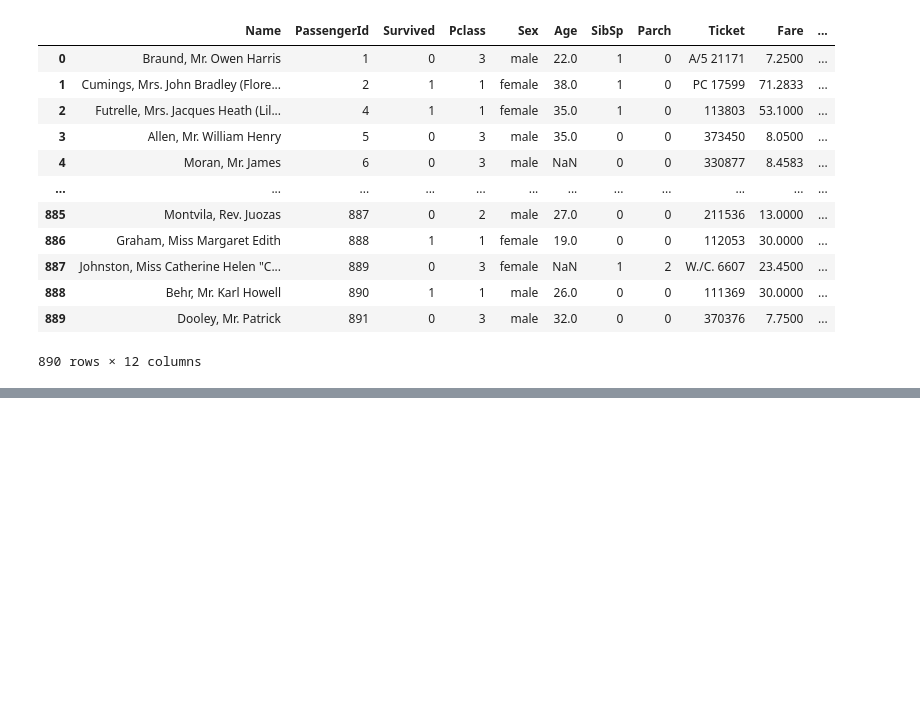
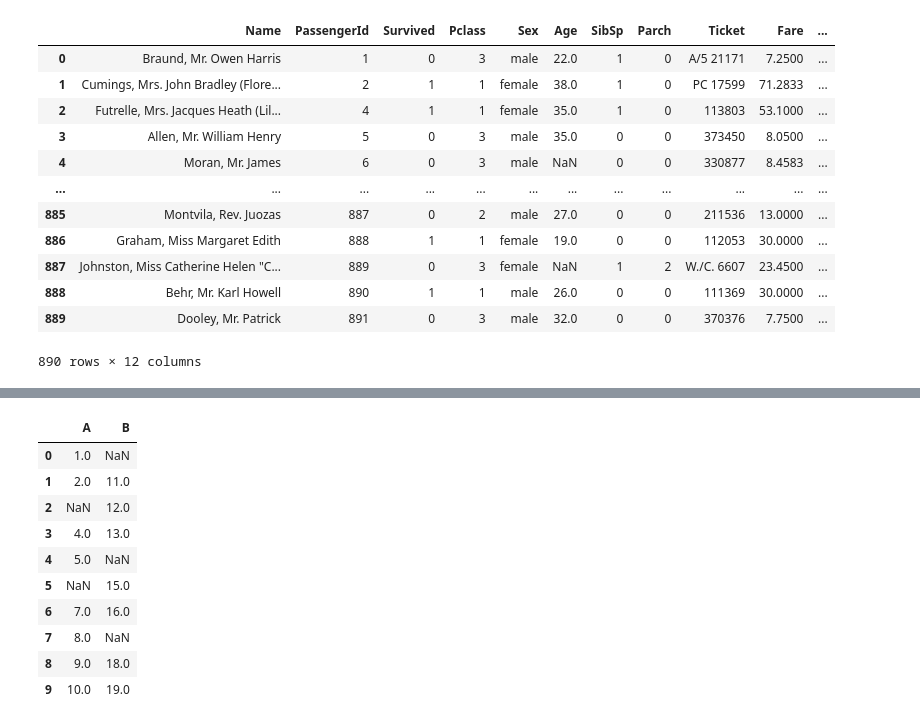
Before and after one commit to Piyush6678/pwDataScience, a Jupyter notebook: class/python/pandas/pandasAdvanc2 2.ipynb, the cells around one changed output, grey strips where cells are left out. Saved outputs shown, nothing was run; the diff lists cells and outputs as text; code cells hidden in the pictures; blank space fills up the shorter version.

```diff
--- a/class/python/pandas/pandasAdvanc2 2.ipynb
+++ b/class/python/pandas/pandasAdvanc2 2.ipynb
@@ -176,0 +265,19 @@ d={
+# %%
+data1={
+"A":[1,2,None,4,5,None,7,8,9,10],
+"B":[None,11,12,13,None,15,16,None,18,19],
+}
+df2=pd.DataFrame(data1)
+df2
+# %% [output]
+|  | A | B |
+| 0 | 1.0 | NaN |
+| 1 | 2.0 | 11.0 |
+| 2 | NaN | 12.0 |
+| 3 | 4.0 | 13.0 |
+| 4 | 5.0 | NaN |
+| 5 | NaN | 15.0 |
+| 6 | 7.0 | 16.0 |
+| 7 | 8.0 | NaN |
+| 8 | 9.0 | 18.0 |
+| 9 | 10.0 | 19.0 |
```
Also changed, not shown: parts of 11 cells of this notebook, 2 other files.
